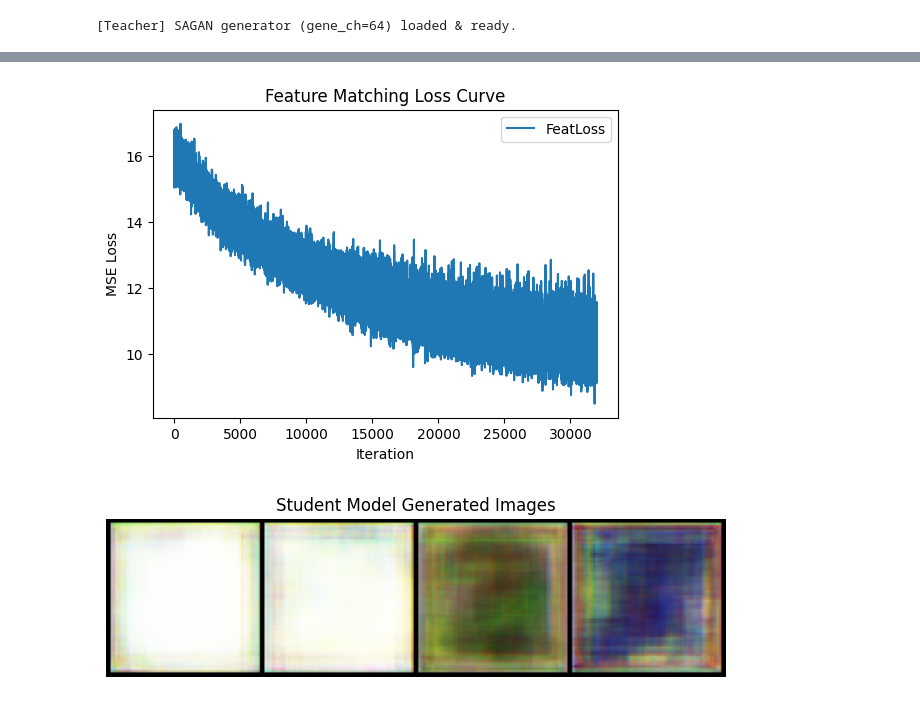
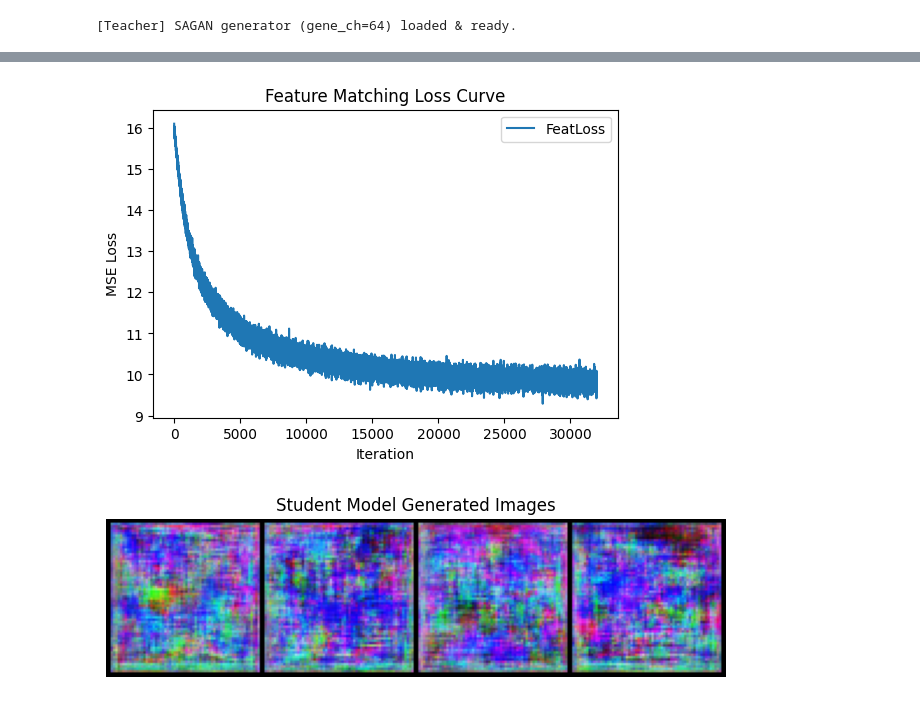
Before and after one commit to alexabab/-, a Jupyter notebook: ccgan_sagan_distillation.ipynb, the cells around one changed output, grey strips where cells are left out. Drawn from its saved outputs; the diff is of its cells as text; code cells hidden in the pictures.

```diff
--- a/ccgan_sagan_distillation.ipynb
+++ b/ccgan_sagan_distillation.ipynb
@@ -248,5 +265,5 @@ def normalize_feature(feat, target_shape=None):
 # %%
-checkpoint = torch.load('###Your path###\ckpt_niter_30000.pth')
+checkpoint = torch.load('C:\\Users\\weiho\\Desktop\\finaldesign\\CcGAN_tutorial\\CcGAN_tutorial\\RC49\\CcGAN\\ckpt_niter_30000.pth')
 
 state_dict = checkpoint['netG_state_dict']
 
@@ -314,37 +430,31 @@ class CcGAN_SAGAN_Generator_Student(nn.Module):
 # %%
-studentG = CcGAN_SAGAN_Generator_Student(dim_z=256, dim_embed=128, gene_ch=32).to(device)
-studentG.train()
 
-layers_to_adapt = ["fc", "block1", "block2", "block3", "attn", "block4"]
-teacher_c = [1024, 512, 256, 128, 128, 64]
-student_c = [512, 256, 128, 64, 64, 32]
-
-adapters_dict = nn.ModuleDict()
-for layer, tch_ch, std_ch in zip(layers_to_adapt, teacher_c, student_c):
-    adapters_dict[layer] = FeatureAdapter(std_ch, tch_ch).to(device)
-
-# 将学生 + 适配器加入优化器
-params_to_opt = list(studentG.parameters()) + list(adapters_dict.parameters())
-optimizer = optim.Adam(params_to_opt, lr=1e-6, betas=(0.5, 0.999))
-
-num_steps = 32000
-loss_history = []  # 用于记录损失
-
+#########################################
+#  3) 训练循环：用 net_y2h(y) 替换原先随机 y
+#########################################
 for step in range(1, num_steps + 1):
     optimizer.zero_grad()
 
-    z = torch.randn(16, 256).to(device)
-    y = torch.randn(16, 128).to(device)
+    # 3.1) 采样随机噪声 z
+    z = torch.randn(16, 256, device=device)
 
-    # 提取教师&学生特征
+    # 3.2) 采样随机“数值标签”，然后通过 net_y2h 得到embedding
+    #     举例：如果RC-49标签范围是[0,49]，可以先uniform采样到[0,49]再除以49
+    #     下例中假设只是[0,1]间随机，您可按自己需求改写
+    numeric_labels = torch.rand(16, 1, device=device)  # shape: (B,1), 值域[0,1]
+    # numeric_labels = torch.randint(0, 49, (16,1), device=device).float() / 49.0
+    y_embed = net_y2h(numeric_labels)  # 得到dim=128的embedding向量
+
+    # 3.3) 提取教师 & 学生特征
     with torch.no_grad():
-        _, teacher_features = teacherG(z, y, return_features=True)
-    _, student_features = studentG(z, y, return_features=True)
+        # teacherG同样应使用相同的embedding y_embed
+        _, teacher_features = teacherG(z, y_embed, return_features=True)
+        _, student_features = studentG(z, y_embed, return_features=True)
 
-    # 计算特征匹配损失
+    # 3.4) 计算特征匹配损失
     feat_loss = 0.0
     for key in teacher_features.keys():
-        # 若key在conv或tanh通道一致(3->3),可选是否蒸馏
+        # 若 key 在 ["conv", "tanh"]，通道相同才蒸馏
         if key in ["conv", "tanh"]:
             t_feat = teacher_features[key]
             s_feat = student_features[key]
@@ -359,7 +469,7 @@ for step in range(1, num_steps + 1):
         target_shape = teacher_features[key].shape[-2:]  # (H,W)
         t_feat = normalize_feature(teacher_features[key], target_shape)
 
-        # 用adapters_dict[key]调学生
+        # 用 adapters_dict[key] 调学生
         s_feat_ = adapters_dict[key](student_features[key])
         s_feat_ = normalize_feature(s_feat_, target_shape)
 
@@ -372,7 +482,9 @@ for step in range(1, num_steps + 1):
     if step % 200 == 0:
         print(f"Step {step}/{num_steps}, FeatLoss={feat_loss.item():.6f}")
 
-# 训练结束, 保存学生模型
+#########################################
+#  4) 训练结束, 保存学生模型
+#########################################
 save_path = "studentG_distilled_ckpt.pth"
 torch.save({
     "studentG_state_dict": studentG.state_dict(),
@@ -390,12 +502,19 @@ plt.title("Feature Matching Loss Curve")
 plt.legend()
 plt.show()
 
+#########################################
+#  5) 测试阶段: 生成一些图像
+#########################################
 studentG.eval()
-z_test = torch.randn(4, 256).to(device)
-y_test = torch.randn(4, 128).to(device)
+z_test = torch.randn(4, 256, device=device)
+labels_test = torch.rand(4, 1, device=device)  # [0,1]
+# labels_test = torch.randint(0,49, (4,1), device=device).float()/49.0
 with torch.no_grad():
-    images_test = studentG(z_test, y_test, return_features=False)
-images_test = (images_test + 1)/2
+    y_test_embed = net_y2h(labels_test)  # 通过 net_y2h 得到与教师一致的标签向量
+    images_test = studentG(z_test, y_test_embed, return_features=False)
+
+# 反归一化到[0,1]可视化
+images_test = (images_test + 1) / 2
 images_test = images_test.clamp(0,1)
 
 grid = make_grid(images_test.cpu(), nrow=4)
@@ -423,4 +542,4 @@ Step 32000/32000, FeatLoss=9.658220
 
 [Info] Training finished, student model saved to studentG_distilled_ckpt.pth.
-[figure, old version]
+[figure, new version]
-[figure, old version]
+[figure, new version]
```
Also changed, not shown: parts of 6 cells of this notebook.
